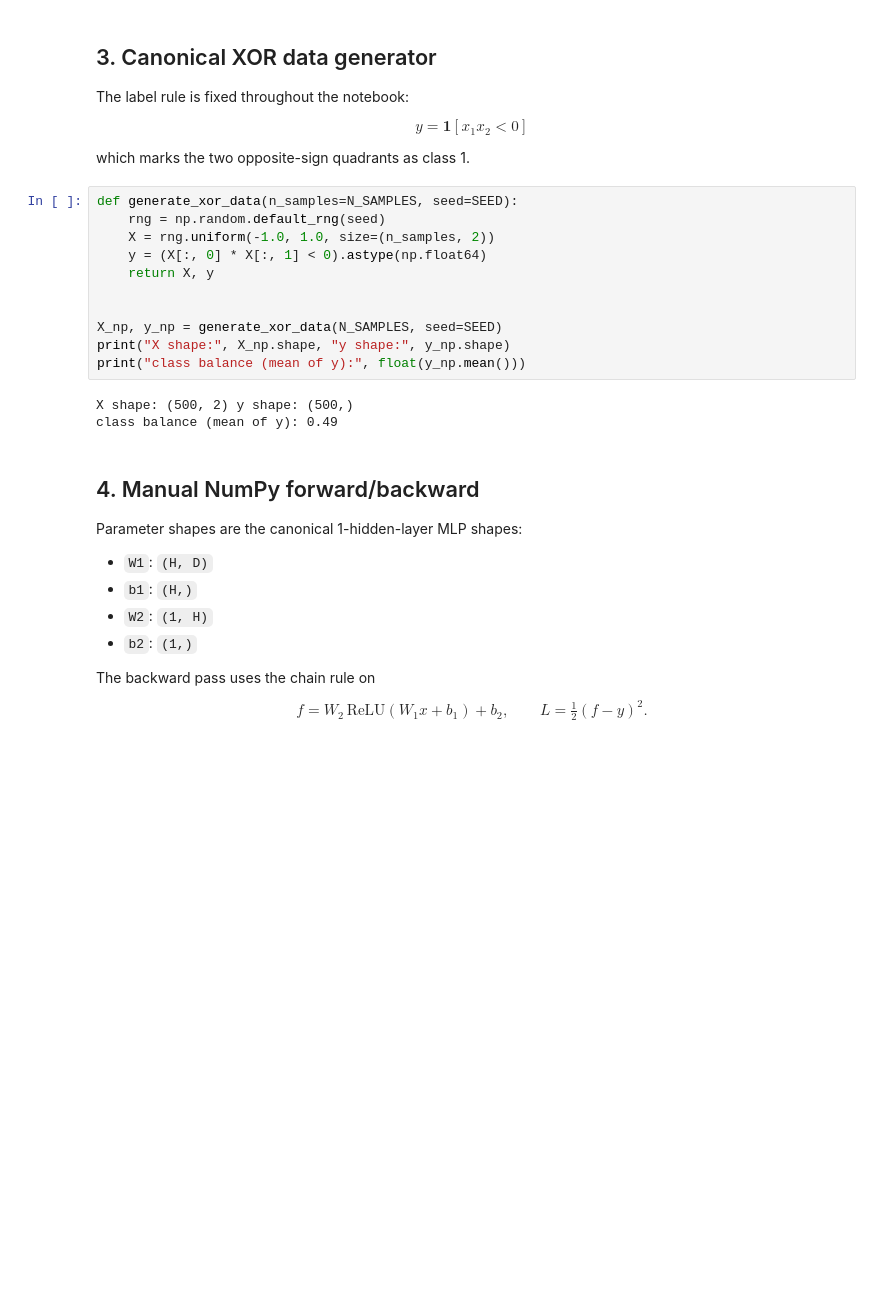
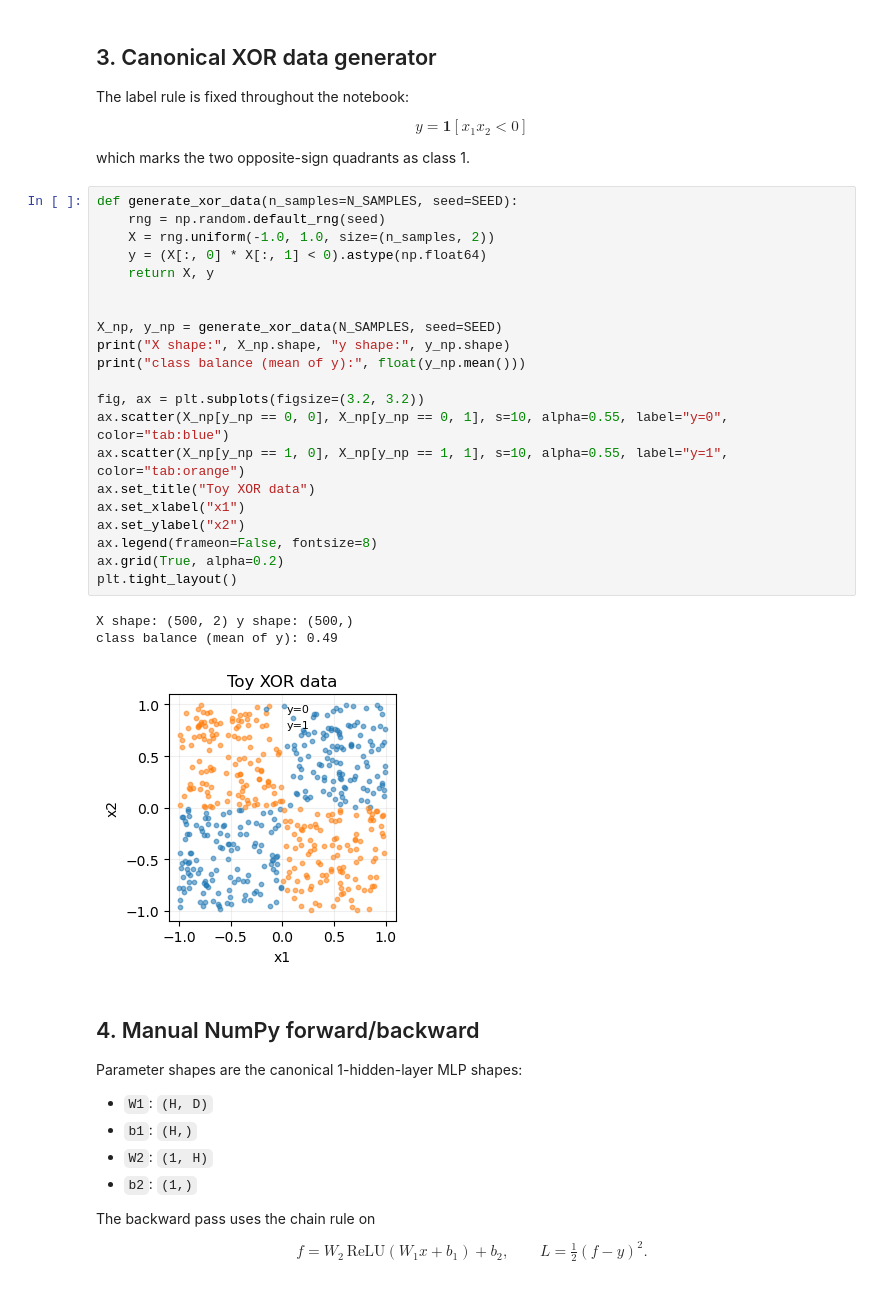
Before and after one commit to FranQuant/the-ai-engineer, a Jupyter notebook: capstones/week02_backprop/week02_master_capstone.ipynb, the cells around one changed output. Drawn from its saved outputs; the diff is of its cells as text; blank space fills up the shorter version.

```diff
--- a/capstones/week02_backprop/week02_master_capstone.ipynb
+++ b/capstones/week02_backprop/week02_master_capstone.ipynb
@@ -50,17 +50,28 @@ which marks the two opposite-sign quadrants as class 1.
 # %%
 def generate_xor_data(n_samples=N_SAMPLES, seed=SEED):
     rng = np.random.default_rng(seed)
     X = rng.uniform(-1.0, 1.0, size=(n_samples, 2))
     y = (X[:, 0] * X[:, 1] < 0).astype(np.float64)
     return X, y
 
 
 X_np, y_np = generate_xor_data(N_SAMPLES, seed=SEED)
 print("X shape:", X_np.shape, "y shape:", y_np.shape)
 print("class balance (mean of y):", float(y_np.mean()))
+
+fig, ax = plt.subplots(figsize=(3.2, 3.2))
+ax.scatter(X_np[y_np == 0, 0], X_np[y_np == 0, 1], s=10, alpha=0.55, label="y=0", color="tab:blue")
+ax.scatter(X_np[y_np == 1, 0], X_np[y_np == 1, 1], s=10, alpha=0.55, label="y=1", color="tab:orange")
+ax.set_title("Toy XOR data")
+ax.set_xlabel("x1")
+ax.set_ylabel("x2")
+ax.legend(frameon=False, fontsize=8)
+ax.grid(True, alpha=0.2)
+plt.tight_layout()
 # %% [output]
 X shape: (500, 2) y shape: (500,)
 class balance (mean of y): 0.49
+[figure, added]
 # %% [markdown]
 ## 4. Manual NumPy forward/backward
 
```
Also changed, not shown: parts of 12 cells of this notebook.
